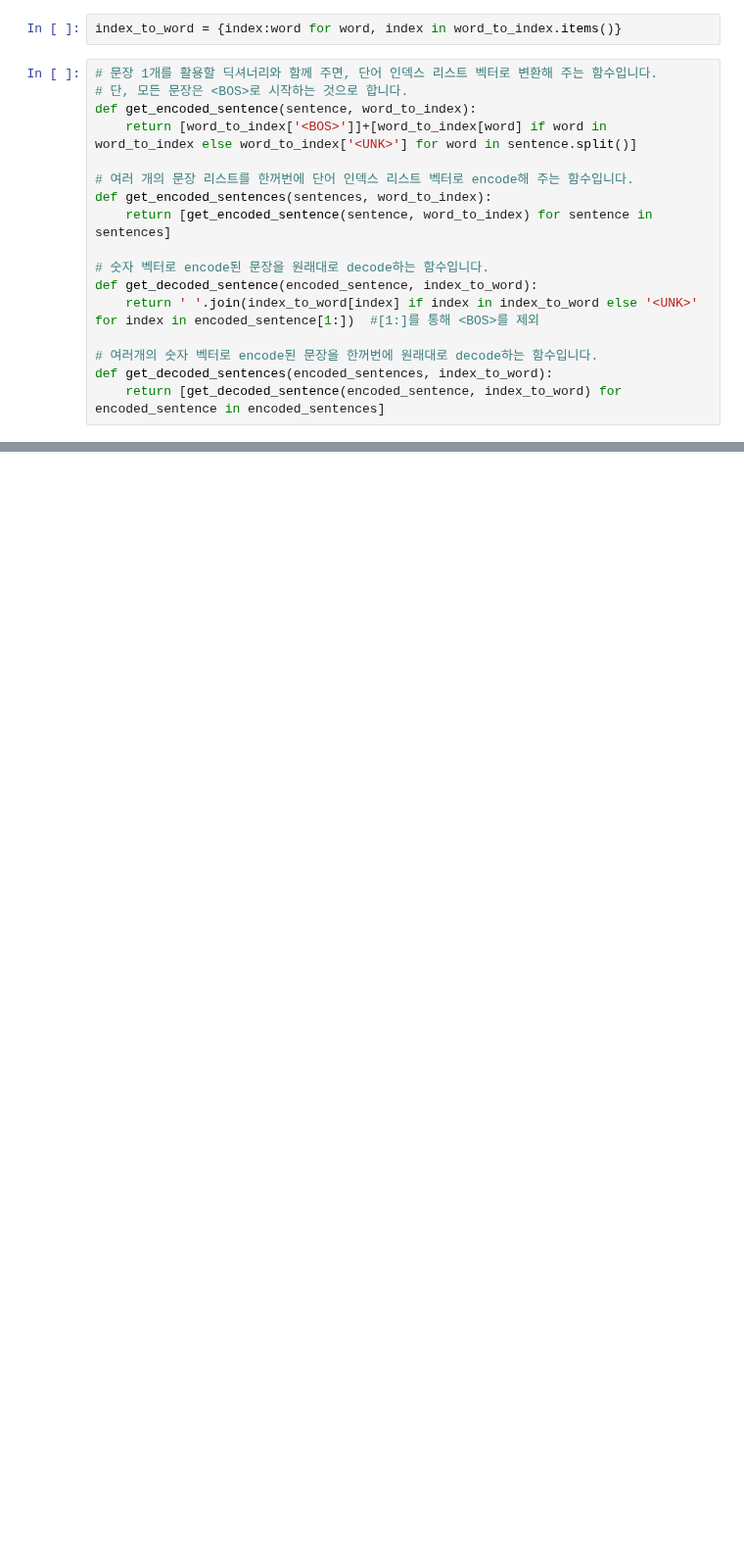
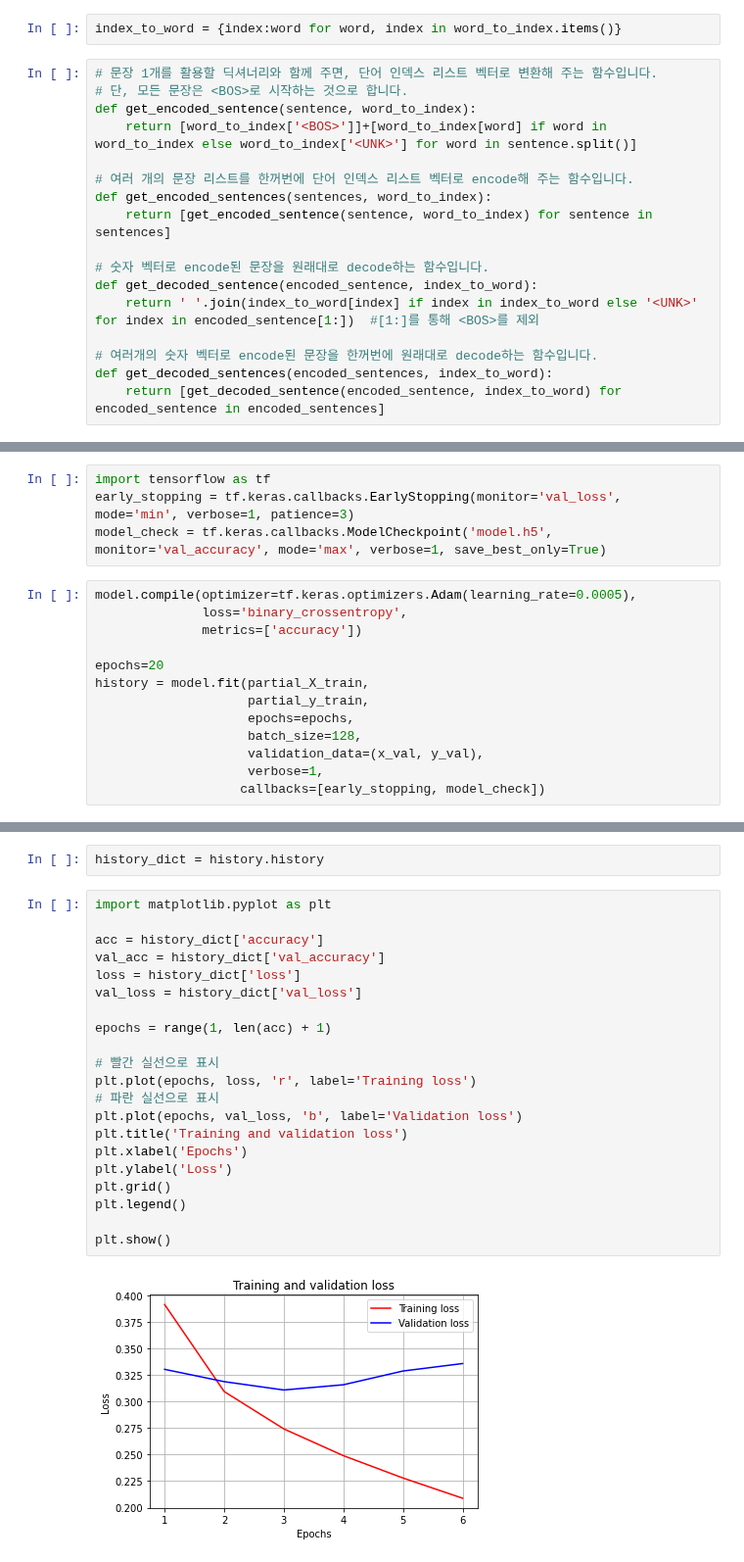
Before and after one commit to comcomet/first-repository, a Jupyter notebook: E9/naver.ipynb, the cells around one changed output, grey strips where cells are left out. Shown at 98% size. Saved outputs shown, nothing was run; the diff lists cells and outputs as text; blank space fills up the shorter version.

```diff
--- a/E9/naver.ipynb
+++ b/E9/naver.ipynb
@@ -46,0 +340,17 @@ def get_decoded_sentences(encoded_sentences, index_to_word):
+# %%
+import tensorflow as tf
+early_stopping = tf.keras.callbacks.EarlyStopping(monitor='val_loss', mode='min', verbose=1, patience=3)
+model_check = tf.keras.callbacks.ModelCheckpoint('model.h5', monitor='val_accuracy', mode='max', verbose=1, save_best_only=True)
+# %%
+model.compile(optimizer=tf.keras.optimizers.Adam(learning_rate=0.0005),
+              loss='binary_crossentropy',
+              metrics=['accuracy'])
+
+epochs=20
+history = model.fit(partial_X_train,
+                    partial_y_train,
+                    epochs=epochs,
+                    batch_size=128,
+                    validation_data=(x_val, y_val),
+                    verbose=1,
+                   callbacks=[early_stopping, model_check])
@@ -46,0 +384,25 @@ def get_decoded_sentences(encoded_sentences, index_to_word):
+# %%
+history_dict = history.history
+# %%
+import matplotlib.pyplot as plt
+
+acc = history_dict['accuracy']
+val_acc = history_dict['val_accuracy']
+loss = history_dict['loss']
+val_loss = history_dict['val_loss']
+
+epochs = range(1, len(acc) + 1)
+
+# 빨간 실선으로 표시
+plt.plot(epochs, loss, 'r', label='Training loss')
+# 파란 실선으로 표시
+plt.plot(epochs, val_loss, 'b', label='Validation loss')
+plt.title('Training and validation loss')
+plt.xlabel('Epochs')
+plt.ylabel('Loss')
+plt.grid()
+plt.legend()
+
+plt.show()
+# %% [output]
+[figure, added]
```
Also changed, not shown: parts of 23 cells of this notebook.
